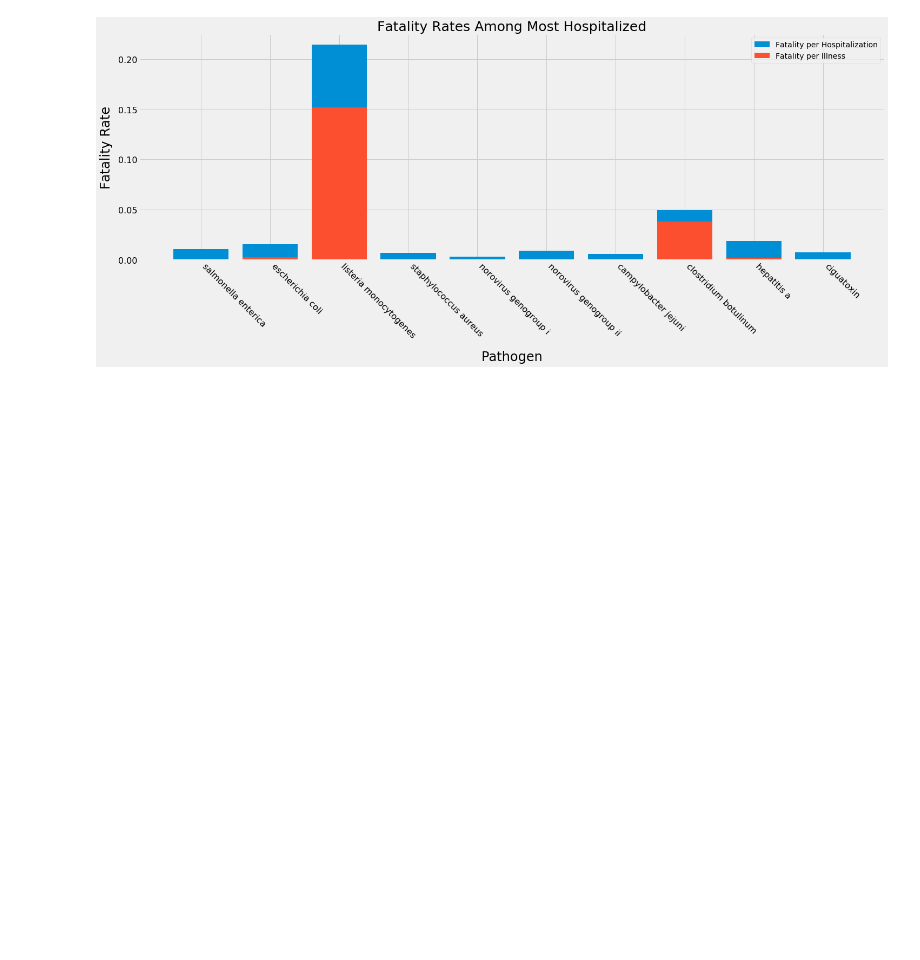
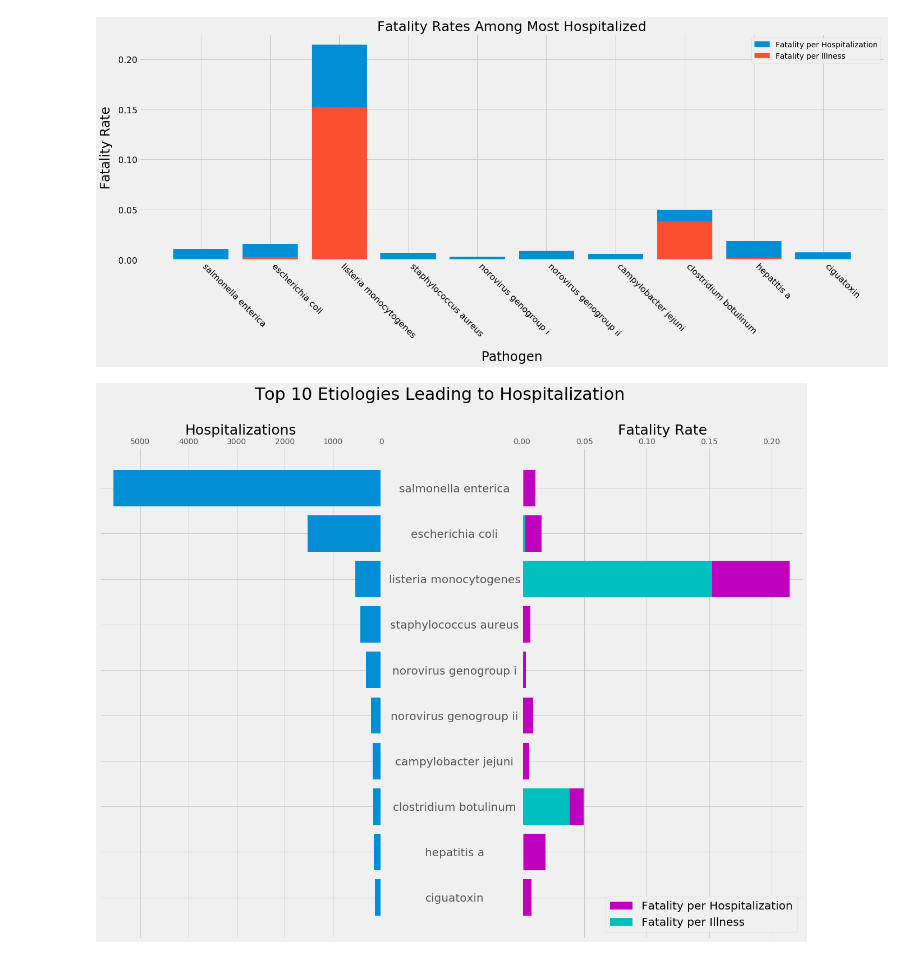
Before and after one commit to heathcliffs34/capstone_1, a Jupyter notebook: capstone1_severity.ipynb, the cells around one changed output. Drawn from its saved outputs; the diff is of its cells as text; code cells hidden in the pictures; blank space fills up the shorter version.

Commit message:
uploading amazing graph

```diff
--- a/capstone1_severity.ipynb
+++ b/capstone1_severity.ipynb
@@ -191,6 +191,9 @@ plt.savefig('figures/fatalities');
 # %%
 hospitalizations_per_illness = hospitalizations / illnesses
 top_hospitalizations_per_illness = hospitalizations_per_illness.sort_values(ascending=False)
+# %%
+fatalities_per_illness = fatalities / illnesses
+top_fatalities_per_illness = fatalities_per_illness.sort_values(ascending=False)
 # %%
 fatalities_per_hospitalization = fatalities / hospitalizations
 top_fatalities_per_hospitalization = fatalities_per_hospitalization.sort_values(ascending=False)
@@ -285,3 +288,29 @@ plt.savefig('figures/fatality_rates_among_hospitalized')
 plt.tight_layout;
 # %% [output]
 [figure]
+# %%
+fig, axs = plt.subplots(1,2, figsize=(20,15))
+axs[0].barh(top_hospitalizations[:10][::-1].index,top_hospitalizations[:10][::-1])
+axs[0].set_title('Hospitalizations', fontsize=25)
+
+axs[0].invert_xaxis()
+axs[0].yaxis.set_label_position("right")
+axs[0].set_yticklabels([])
+axs[0].tick_params(axis='x', labeltop=True, labelbottom=False)
+
+axs[1].barh(fatalities_hospital_hospital[:10][::-1].index,fatalities_hospital_hospital[:10][::-1], label='Fatality per Hospitalization', color='m')
+axs[1].barh(fatalities_illness_hospital[:10][::-1].index,fatalities_illness_hospital[:10][::-1], label='Fatality per Illness', color='c')
+axs[1].set_title('Fatality Rate', fontsize=25)
+axs[1].tick_params(axis='y', which='major', pad=120)
+axs[1].tick_params(axis='x', labeltop=True, labelbottom=False)
+
+plt.suptitle('Top 10 Etiologies Leading to Hospitalization', fontsize=30)
+plt.style.use('fivethirtyeight')
+plt.yticks(fontsize=20, horizontalalignment='center')
+plt.subplots_adjust(wspace=0.5)
+plt.legend(fontsize=20, loc=4, bbox_to_anchor=(0,0,1,1))
+plt.tight_layout
+
+plt.savefig('figures/top_hospitalizations_fatality_rates');
+# %% [output]
+[figure, added]
```
Also changed, not shown: parts of 1 cell of this notebook, 2 other files.
